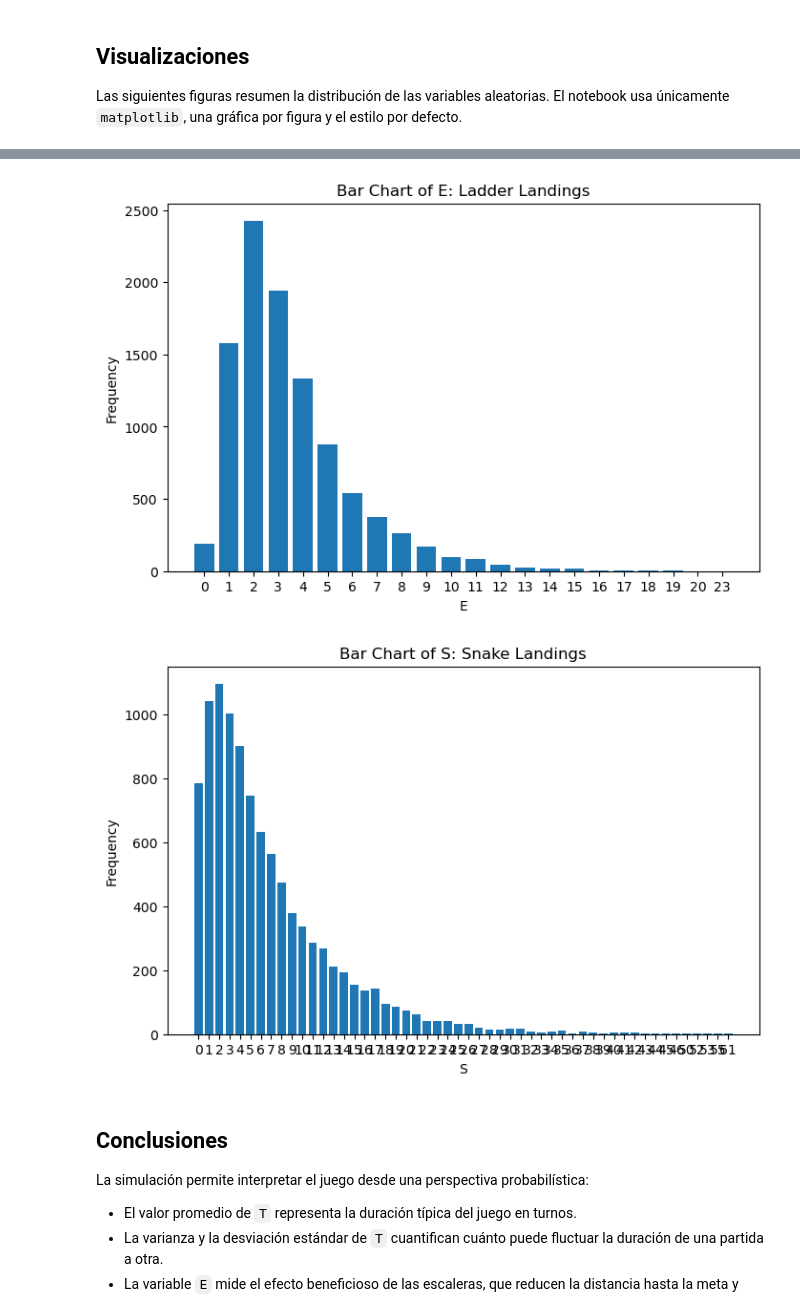
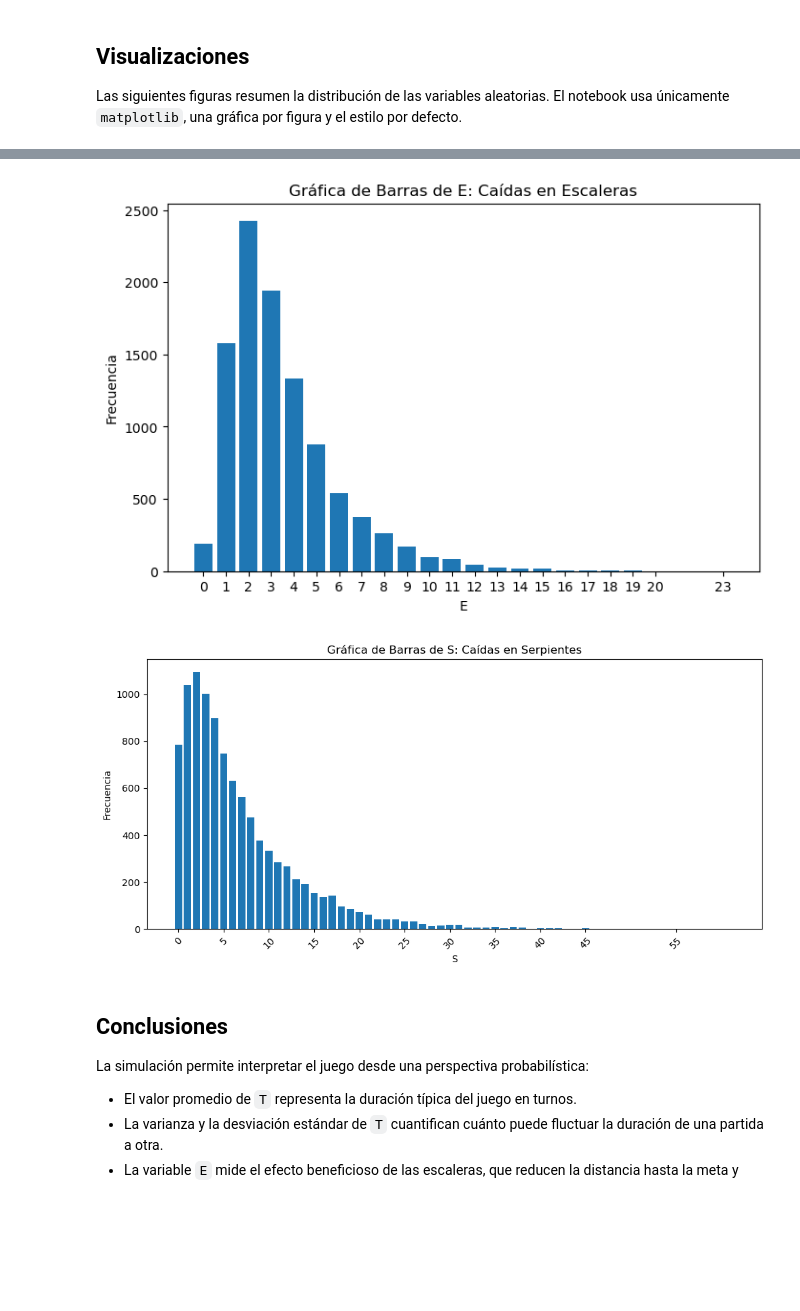
Before and after one commit to evinracher/3010192-advanced-simulation, a Jupyter notebook: assignments/assignment4-game-simulation.ipynb, the cells around one changed output, grey strips where cells are left out. Drawn from its saved outputs; the diff is of its cells as text; code cells hidden in the pictures; blank space fills up the shorter version.

```diff
--- a/assignments/assignment4-game-simulation.ipynb
+++ b/assignments/assignment4-game-simulation.ipynb
@@ -139,21 +139,21 @@ def simulate_one_game(rng_instance=None, return_path=False, verbose=False):
         turns += 1
         roll = int(rng_instance.integers(1, 7))
         proposed_position = position + roll
-        event = 'normal move'
+        event = 'movimiento normal'
         final_position = position
 
         if proposed_position > BOARD_END:
-            event = 'exceeds 100, stays in place'
+            event = 'supera 100, permanece en la misma casilla'
         else:
             final_position = proposed_position
             if final_position in LADDERS:
                 ladders_count += 1
                 final_position = LADDERS[final_position]
-                event = 'ladder'
+                event = 'escalera'
             elif final_position in SNAKES:
                 snakes_count += 1
                 final_position = SNAKES[final_position]
-                event = 'snake'
+                event = 'serpiente'
 
         step_info = {
             'turn': turns,
@@ -167,8 +167,8 @@ def simulate_one_game(rng_instance=None, return_path=False, verbose=False):
 
         if verbose:
             print(
-                f"Turn {turns:>2}: start={position:>3}, die={roll}, "
-                f"proposed={proposed_position:>3}, event={event}, final={final_position:>3}"
+                f"Turno {turns:>2}: inicio={position:>3}, dado={roll}, "
+                f"propuesta={proposed_position:>3}, evento={event}, final={final_position:>3}"
             )
 
         position = final_position
@@ -413,22 +462,26 @@ Las siguientes figuras resumen la distribución de las variables aleatorias. El
 # %%
 plt.figure(figsize=(8, 5))
 plt.hist(results_df['T'], bins=range(results_df['T'].min(), results_df['T'].max() + 2), edgecolor='black')
-plt.title('Histogram of T: Number of Turns to Finish')
-plt.xlabel('T (turns)')
-plt.ylabel('Frequency')
+plt.title('Histograma de T: Número de Turnos para Finalizar')
+plt.xlabel('T (turnos)')
+plt.ylabel('Frecuencia')
 plt.show()
 
 plt.figure(figsize=(8, 5))
-plt.bar(E_distribution.index.astype(str), E_distribution['frequency'])
-plt.title('Bar Chart of E: Ladder Landings')
+plt.bar(E_distribution.index, E_distribution['frequency'])
+plt.title('Gráfica de Barras de E: Caídas en Escaleras')
 plt.xlabel('E')
-plt.ylabel('Frequency')
+plt.ylabel('Frecuencia')
+plt.xticks(E_distribution.index)
 plt.show()
 
-plt.figure(figsize=(8, 5))
-plt.bar(S_distribution.index.astype(str), S_distribution['frequency'])
-plt.title('Bar Chart of S: Snake Landings')
+plt.figure(figsize=(10, 5))
+plt.bar(S_distribution.index, S_distribution['frequency'])
+plt.title('Gráfica de Barras de S: Caídas en Serpientes')
 plt.xlabel('S')
-plt.ylabel('Frequency')
+plt.ylabel('Frecuencia')
+snake_tick_step = max(1, int(np.ceil(len(S_distribution.index) / 12)))
+plt.xticks(S_distribution.index[::snake_tick_step], rotation=45)
+plt.tight_layout()
 plt.show()
 # %% [output]
@@ -436,5 +489,5 @@ plt.show()
-[figure, old version]
+[figure, new version]
-[figure, old version]
+[figure, new version]
 # %% [markdown]
 ## Conclusiones
 
```
Also changed, not shown: parts of 6 cells of this notebook.
